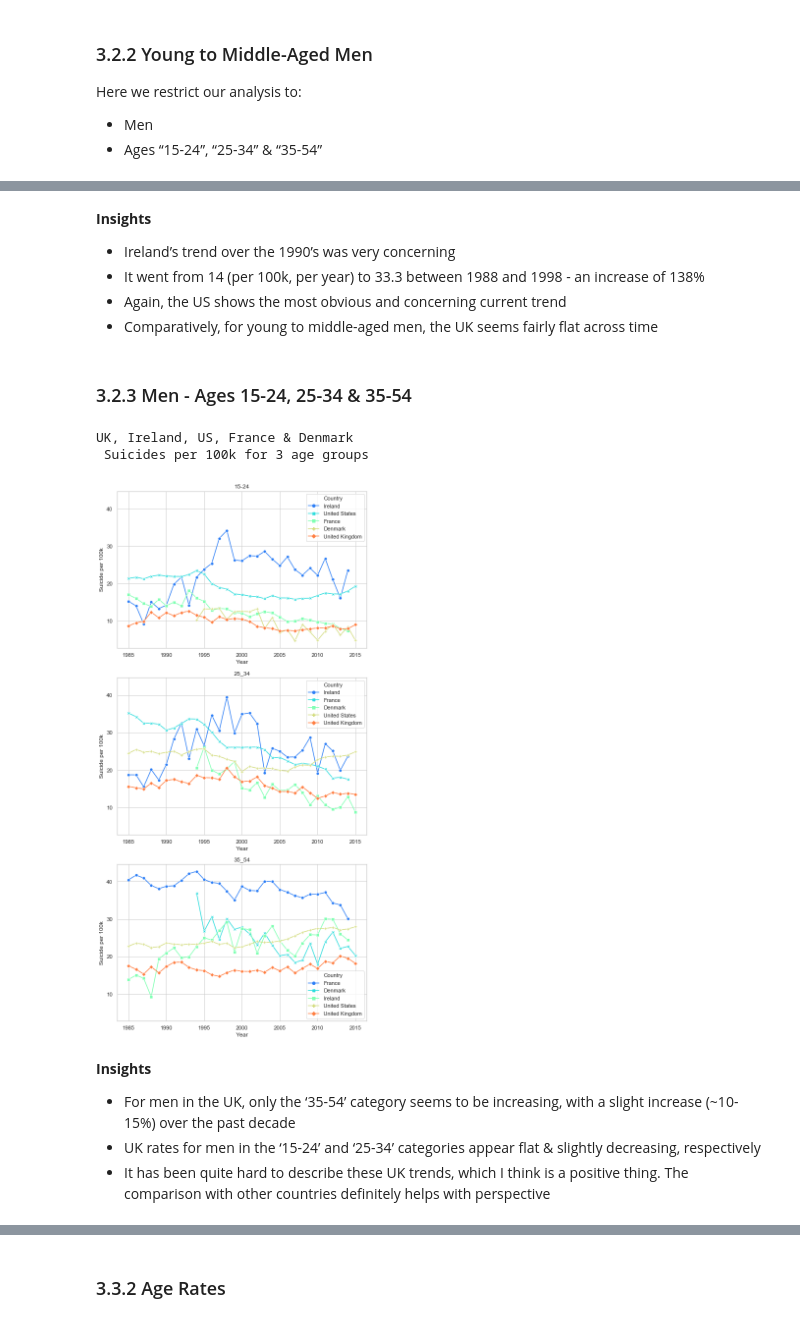
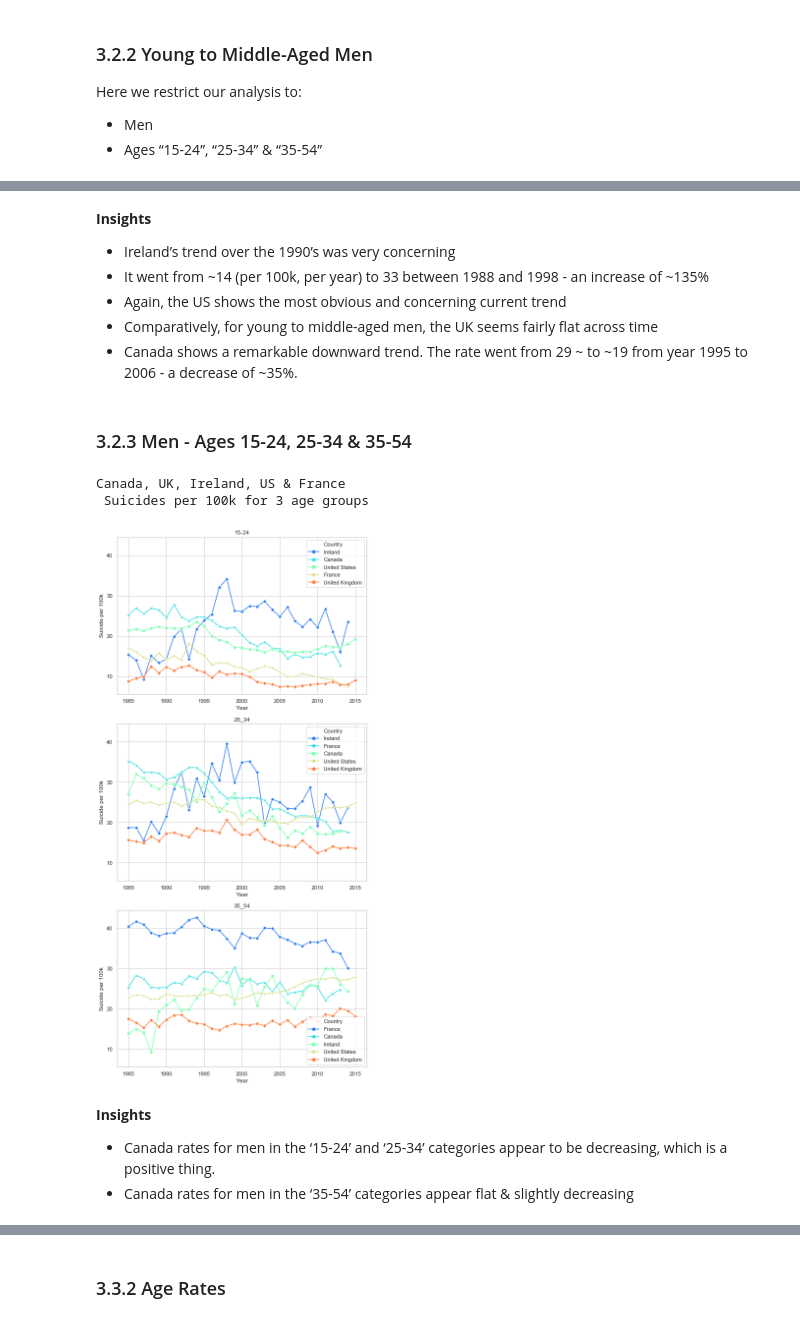
Before and after one commit to vaishali-vcs/DataScienceFoundation_Project, a Jupyter notebook: SuicideDataAnalysis.ipynb, the cells around one changed output, grey strips where cells are left out. Saved outputs shown, nothing was run; the diff lists cells and outputs as text; code cells hidden in the pictures.

```diff
--- a/SuicideDataAnalysis.ipynb
+++ b/SuicideDataAnalysis.ipynb
@@ -891,54 +906,54 @@ g.set(title='Men of UK, Ireland, US, France & Denmark of 15-54 age groups',ylabe
 **Insights**
 
 - Ireland’s trend over the 1990’s was very concerning
-- It went from 14 (per 100k, per year) to 33.3 between 1988 and 1998 - an increase of 138%
+- It went from ~14 (per 100k, per year) to 33 between 1988 and 1998 - an increase of ~135%
 - Again, the US shows the most obvious and concerning current trend
 - Comparatively, for young to middle-aged men, the UK seems fairly flat across time
+- Canada shows a remarkable downward trend. The rate went from 29 ~ to ~19 from year 1995 to 2006 - a decrease of ~35%.
 # %% [markdown]
 ### 3.2.3 Men - Ages 15-24, 25-34 & 35-54
 # %%
 male_df = train[(train.Sex>='male') & ((train.Age=='15-24') | (train.Age=='25-34') | (train.Age=='35-54'))][['Country','Year','Age','suicides_no','population']]
-male_df = male_df[(male_df.Country=='Denmark') |
+male_df = male_df[(male_df.Country=='Canada') |
                           (male_df.Country=='Ireland') |
                           (male_df.Country=='United Kingdom') |
                           (male_df.Country=='France') |
                           (male_df.Country=='United States')]
 male_df = pd.DataFrame({"suicides_per_100k": male_df.groupby(['Country','Year','Age'])['suicides_no'].sum()
                                           / male_df.groupby(['Country','Year','Age'])['population'].sum() * 100000,
 
                                 })
 male_df = male_df.reset_index().sort_values('suicides_per_100k', ascending=False)
 
 df_15_24 = male_df[male_df.Age=='15-24']
 df_25_34 = male_df[male_df.Age=='25-34']
 df_35_54 = male_df[male_df.Age=='35-54']
 
 
 
 # df_15_24['suicides_per_100k'] = df_15_24.groupby('Year')
-print('UK, Ireland, US, France & Denmark\n Suicides per 100k for 3 age groups')
+print('Canada, UK, Ireland, US & France\n Suicides per 100k for 3 age groups')
 fig, axs = plt.subplots(3,figsize=(8,16), sharey=True)
 
 axs[0].set(yticks=list(np.arange(0,60,10)))
 axs[1].set(yticks=list(np.arange(0,60,10)))
 axs[2].set(yticks=list(np.arange(0,60,10)))
 
 sb.lineplot(x="Year", y="suicides_per_100k", hue="Country", style='Country', palette='rainbow',
 markers=True, dashes=False, data=df_15_24, ci=None,ax=axs[0]).set(title='15-24', ylabel='Suicide per 100k');
 sb.lineplot(x="Year", y="suicides_per_100k", hue="Country", style='Country', palette='rainbow',
 markers=True, dashes=False, data=df_25_34, ci=None,ax=axs[1]).set(title='25_34', ylabel='Suicide per 100k');
 sb.lineplot(x="Year", y="suicides_per_100k", hue="Country", style='Country', palette='rainbow',
 markers=True, dashes=False, data=df_35_54, ci=None,ax=axs[2]).set(title='35_54', ylabel='Suicide per 100k');
 fig.tight_layout();
 # %% [output]
-UK, Ireland, US, France & Denmark
+Canada, UK, Ireland, US & France
  Suicides per 100k for 3 age groups
-[figure, old version]
+[figure, new version]
-# %% [markdown]
-**Insights**
-
-- For men in the UK, only the ‘35-54’ category seems to be increasing, with a slight increase (~10-15%) over the past decade
-- UK rates for men in the ‘15-24’ and ‘25-34’ categories appear flat & slightly decreasing, respectively
-- It has been quite hard to describe these UK trends, which I think is a positive thing. The comparison with other countries definitely helps with perspective
+# %% [markdown]
+**Insights**
+
+- Canada rates for men in the ‘15-24’ and ‘25-34’ categories appear to be decreasing, which is a positive thing.
+- Canada rates for men in the ‘35-54’ categories appear flat & slightly decreasing
 # %% [markdown]
 ## 3.3 2010 - 2015 Only
```
Also changed, not shown: parts of 28 cells of this notebook.
